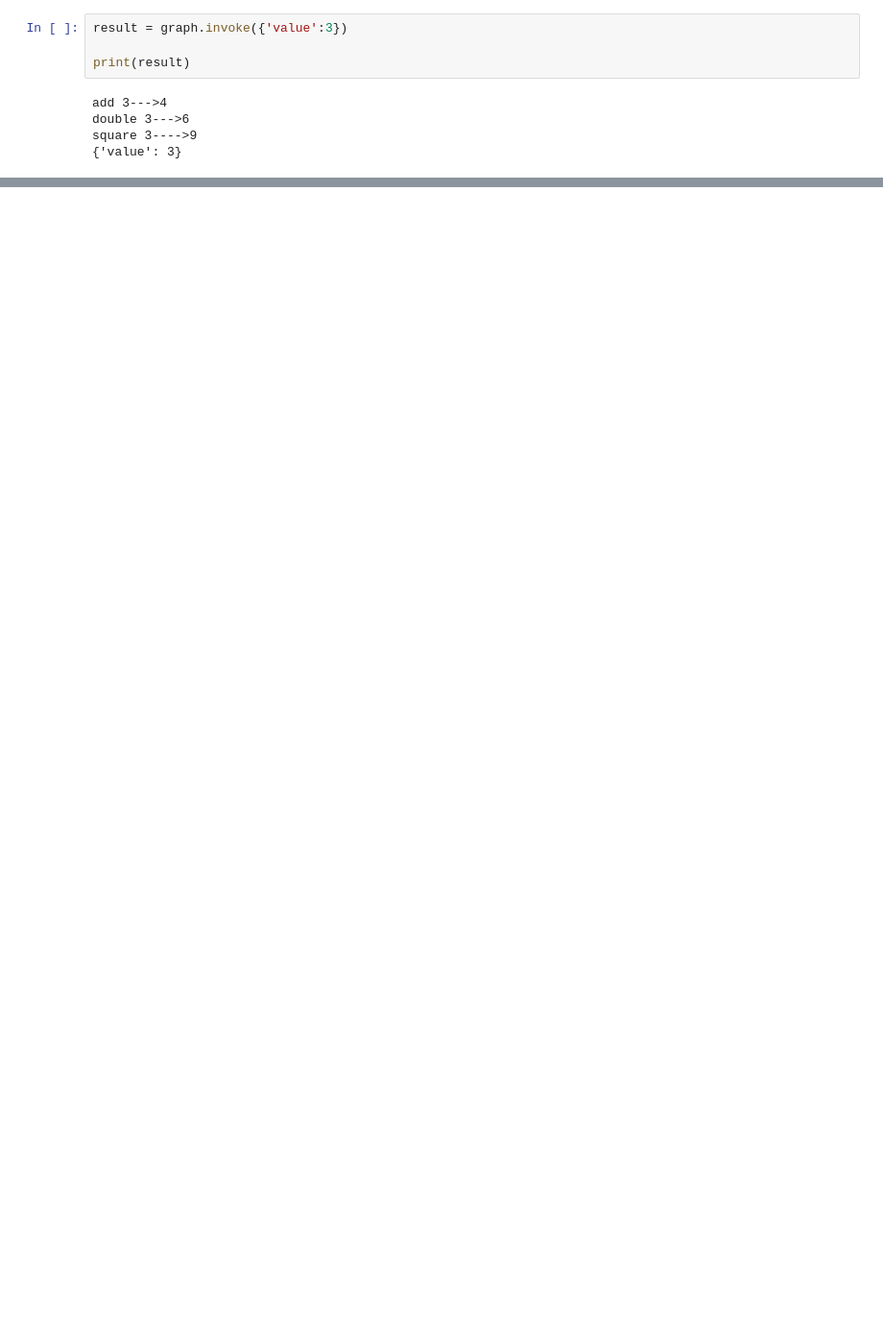
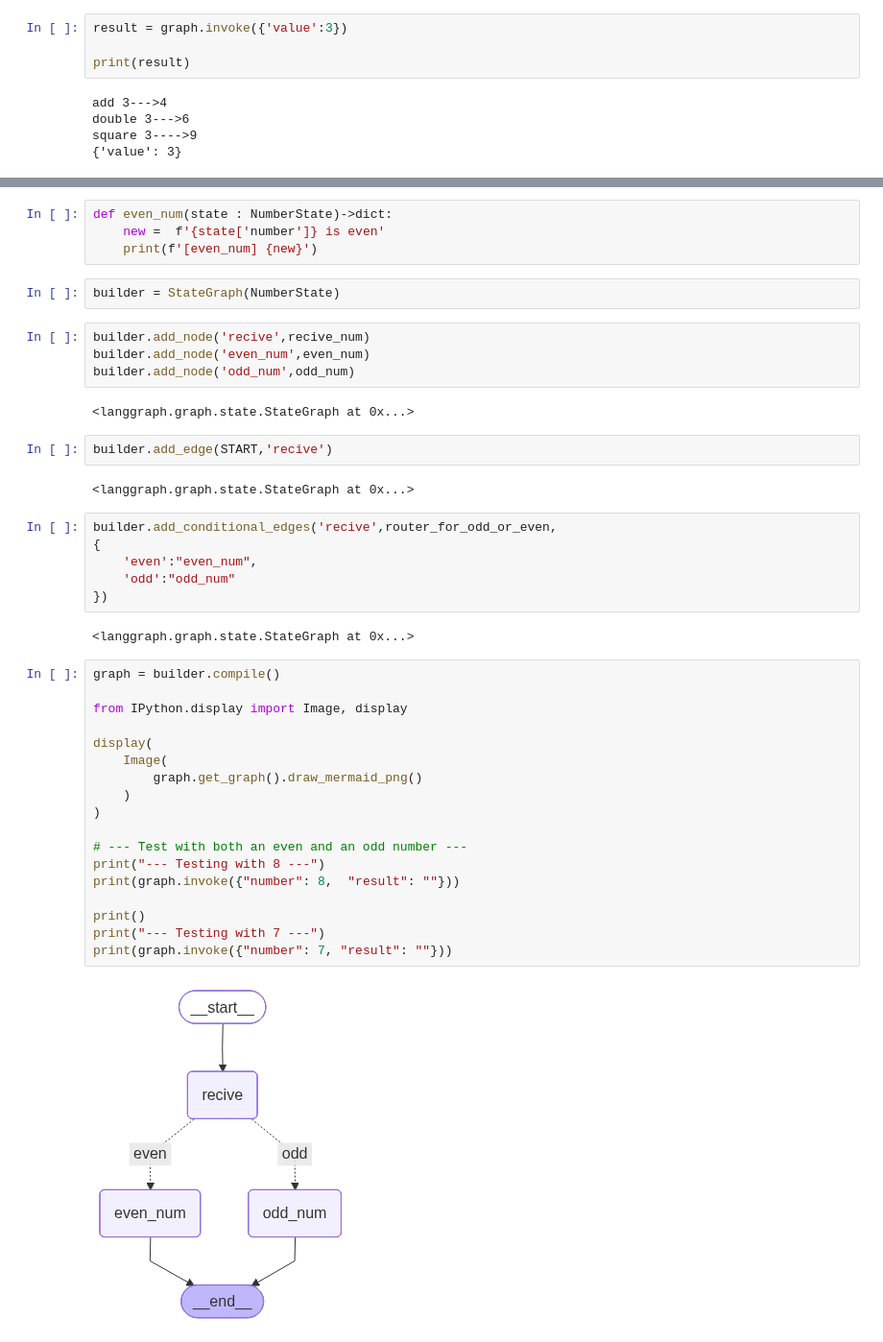
Before and after one commit to Go7bi/Advanced_LangGraph, a Jupyter notebook: graph_flow_control.ipynb, the cells around one changed output, grey strips where cells are left out. Shown at 96% size. Drawn from its saved outputs; the diff is of its cells as text; blank space fills up the shorter version.

Commit message:
refactor: update notebook execution counts and regenerate graph outputs

```diff
--- a/graph_flow_control.ipynb
+++ b/graph_flow_control.ipynb
@@ -56,0 +82,44 @@ square 3---->9
+# %%
+def even_num(state : NumberState)->dict:
+    new =  f'{state['number']} is even'
+    print(f'[even_num] {new}')
+# %%
+builder = StateGraph(NumberState)
+# %%
+builder.add_node('recive',recive_num)
+builder.add_node('even_num',even_num)
+builder.add_node('odd_num',odd_num)
+# %% [output]
+<langgraph.graph.state.StateGraph at 0x...>
+# %%
+builder.add_edge(START,'recive')
+# %% [output]
+<langgraph.graph.state.StateGraph at 0x...>
+# %%
+builder.add_conditional_edges('recive',router_for_odd_or_even,
+{
+    'even':"even_num",
+    'odd':"odd_num"
+})
+# %% [output]
+<langgraph.graph.state.StateGraph at 0x...>
+# %%
+graph = builder.compile()
+
+from IPython.display import Image, display
+
+display(
+    Image(
+        graph.get_graph().draw_mermaid_png()
+    )
+)
+
+# --- Test with both an even and an odd number ---
+print("--- Testing with 8 ---")
+print(graph.invoke({"number": 8,  "result": ""}))
+
+print()
+print("--- Testing with 7 ---")
+print(graph.invoke({"number": 7, "result": ""}))
+# %% [output]
+[figure, added]
```
Also changed, not shown: parts of 17 cells of this notebook.
